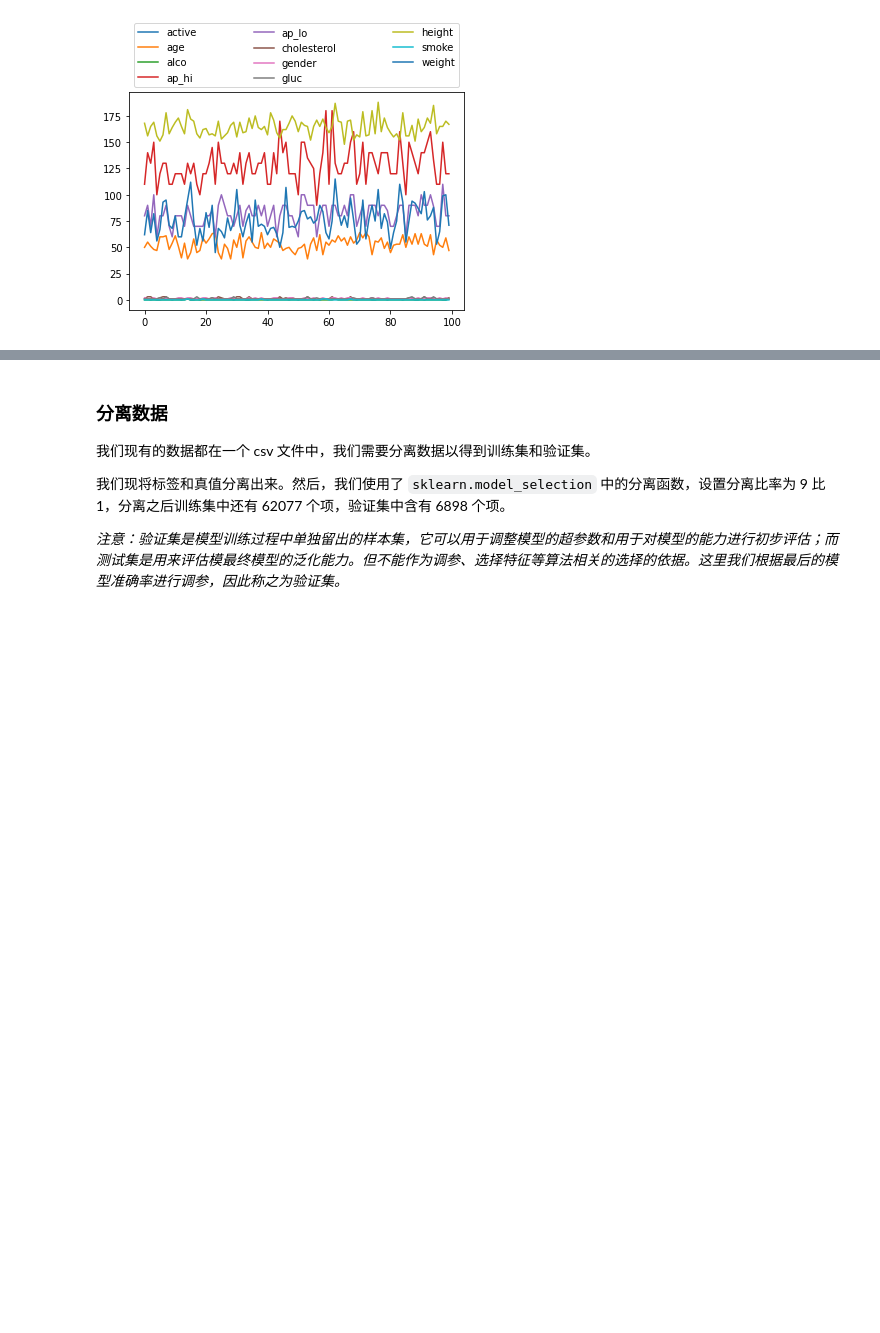
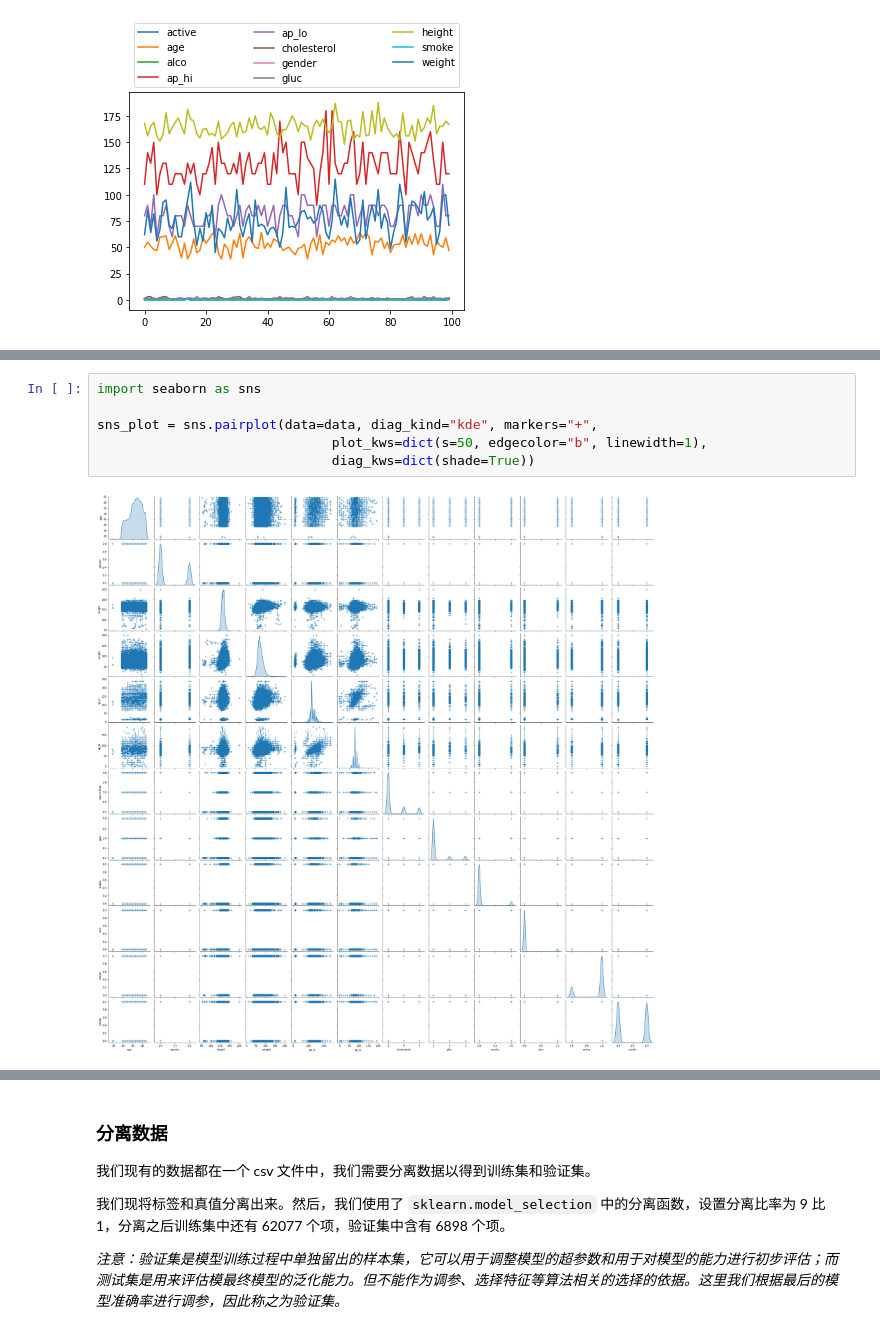
Before and after one commit to LovelyBuggies/Python_Cardiovascular_Disease_Predict, a Jupyter notebook: predict.ipynb, the cells around one changed output, grey strips where cells are left out. Saved outputs shown, nothing was run; the diff lists cells and outputs as text; blank space fills up the shorter version.

```diff
--- a/predict.ipynb
+++ b/predict.ipynb
@@ -132,0 +163,8 @@ if not os.path.exists("cardio_report.html"):
+# %%
+import seaborn as sns
+
+sns_plot = sns.pairplot(data=data, diag_kind="kde", markers="+",
+                              plot_kws=dict(s=50, edgecolor="b", linewidth=1),
+                              diag_kws=dict(shade=True))
+# %% [output]
+[figure, added]
```
Also changed, not shown: parts of 50 cells of this notebook, 3 other files.
